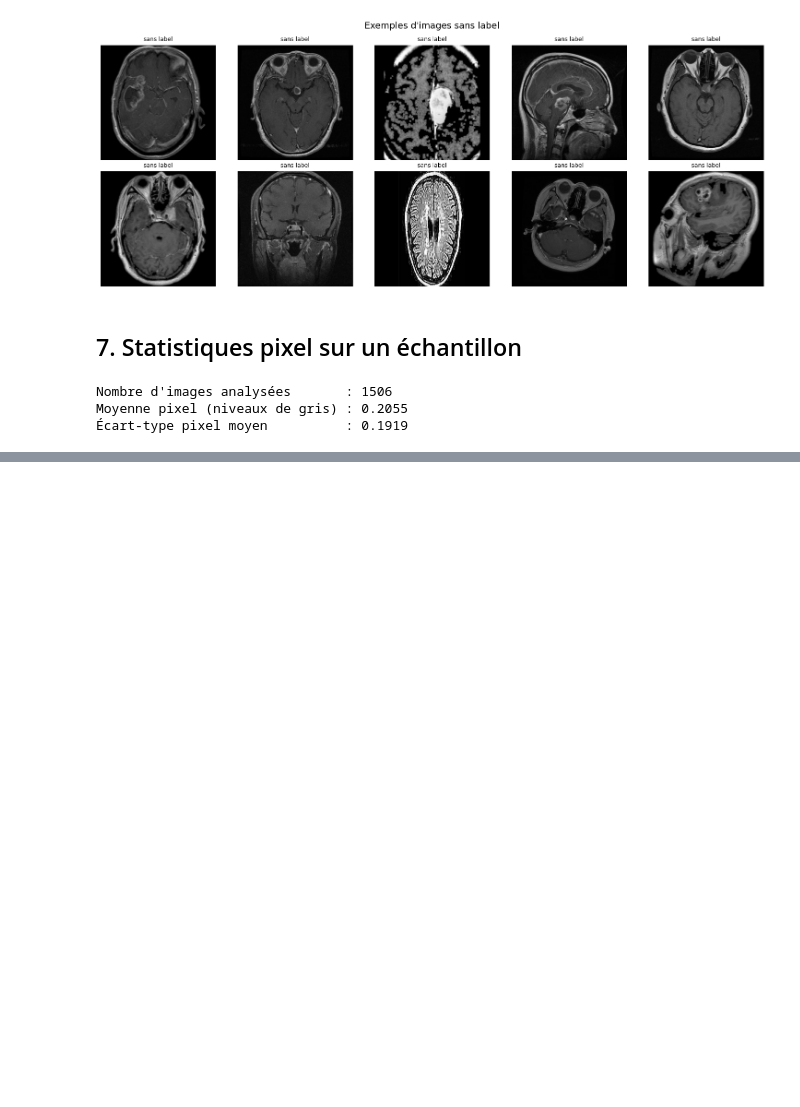
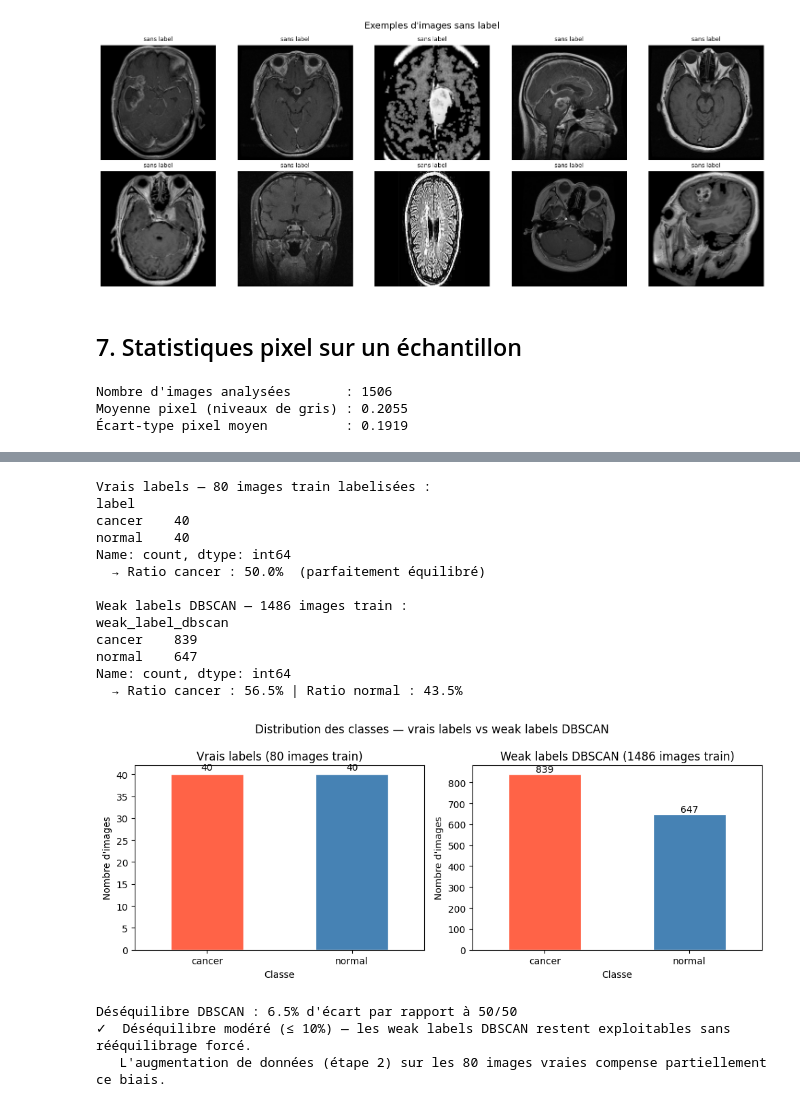
Before and after one commit to FaizaKh93/Projet7_mission, a Jupyter notebook: notebooks/exploration_donnees.ipynb, the cells around one changed output, grey strips where cells are left out. Saved outputs shown, nothing was run; the diff lists cells and outputs as text; code cells hidden in the pictures; blank space fills up the shorter version.

```diff
--- a/notebooks/exploration_donnees.ipynb
+++ b/notebooks/exploration_donnees.ipynb
@@ -173 +211,77 @@ Moyenne pixel (niveaux de gris) : 0.2055
+# %%
+from src.config import PROCESSED_DIR
+
+meta_weak = pd.read_csv(PROCESSED_DIR / "metadata_weak_labels_dbscan.csv")
+test_meta  = pd.read_csv(PROCESSED_DIR / "test_set.csv")
+
+# Exclusion du test set pour n'analyser que les images d'entraînement
+test_paths     = set(test_meta["path"].values)
+meta_train     = meta_weak[~meta_weak["path"].isin(test_paths)].reset_index(drop=True)
+
+# ── Vrais labels : 80 images fortement labelisées ────────────────────────────
+labels_forts = meta_train[meta_train["label"].notna()]["label"]
+print("Vrais labels — 80 images train labelisées :")
+print(labels_forts.value_counts())
+print(f"  → Ratio cancer : {labels_forts.value_counts(normalize=True)['cancer']:.1%}  (parfaitement équilibré)")
+
+# ── Weak labels DBSCAN : 1486 images train ───────────────────────────────────
+dist_weak = meta_train["weak_label_dbscan"].value_counts()
+ratio_weak = meta_train["weak_label_dbscan"].value_counts(normalize=True)
+
+print(f"\nWeak labels DBSCAN — {len(meta_train)} images train :")
+print(dist_weak)
+print(f"  → Ratio cancer : {ratio_weak['cancer']:.1%} | Ratio normal : {ratio_weak['normal']:.1%}")
+
+# ── Visualisation comparative ────────────────────────────────────────────────
+fig, axes = plt.subplots(1, 2, figsize=(10, 4))
+fig.suptitle("Distribution des classes — vrais labels vs weak labels DBSCAN", fontsize=12)
+
+# Vrais labels (80 images)
+labels_forts.value_counts().plot(kind="bar", ax=axes[0], color=["tomato", "steelblue"], edgecolor="white")
+axes[0].set_title("Vrais labels (80 images train)")
+axes[0].set_xlabel("Classe"); axes[0].set_ylabel("Nombre d'images")
+axes[0].set_xticklabels(axes[0].get_xticklabels(), rotation=0)
+for bar in axes[0].patches:
+    axes[0].text(bar.get_x() + bar.get_width() / 2, bar.get_height() + 0.5,
+                 str(int(bar.get_height())), ha="center", va="bottom", fontsize=10)
+
+# Weak labels DBSCAN (1486 images)
+dist_weak.plot(kind="bar", ax=axes[1], color=["tomato", "steelblue"], edgecolor="white")
+axes[1].set_title("Weak labels DBSCAN (1486 images train)")
+axes[1].set_xlabel("Classe"); axes[1].set_ylabel("Nombre d'images")
+axes[1].set_xticklabels(axes[1].get_xticklabels(), rotation=0)
+for bar in axes[1].patches:
+    axes[1].text(bar.get_x() + bar.get_width() / 2, bar.get_height() + 2,
+                 str(int(bar.get_height())), ha="center", va="bottom", fontsize=10)
+
+plt.tight_layout()
+plt.show()
+
+# ── Bilan et décision de rééquilibrage ───────────────────────────────────────
+desequilibre = abs(ratio_weak["cancer"] - 0.5)
+print(f"\nDéséquilibre DBSCAN : {desequilibre:.1%} d'écart par rapport à 50/50")
+
+if desequilibre > 0.10:
+    print("⚠️  Déséquilibre significatif (> 10%) — rééquilibrage recommandé (oversampling ou class_weight).")
+else:
+    print("✓  Déséquilibre modéré (≤ 10%) — les weak labels DBSCAN restent exploitables sans rééquilibrage forcé.")
+    print("   L'augmentation de données (étape 2) sur les 80 images vraies compense partiellement ce biais.")
+# %% [output]
+Vrais labels — 80 images train labelisées :
+label
+cancer    40
+normal    40
+Name: count, dtype: int64
+  → Ratio cancer : 50.0%  (parfaitement équilibré)
+
+Weak labels DBSCAN — 1486 images train :
+weak_label_dbscan
+cancer    839
+normal    647
+Name: count, dtype: int64
+  → Ratio cancer : 56.5% | Ratio normal : 43.5%
+[figure, added]
+Déséquilibre DBSCAN : 6.5% d'écart par rapport à 50/50
+✓  Déséquilibre modéré (≤ 10%) — les weak labels DBSCAN restent exploitables sans rééquilibrage forcé.
+   L'augmentation de données (étape 2) sur les 80 images vraies compense partiellement ce biais.
 # %% [markdown]
```
Also changed, not shown: parts of 4 cells of this notebook.
